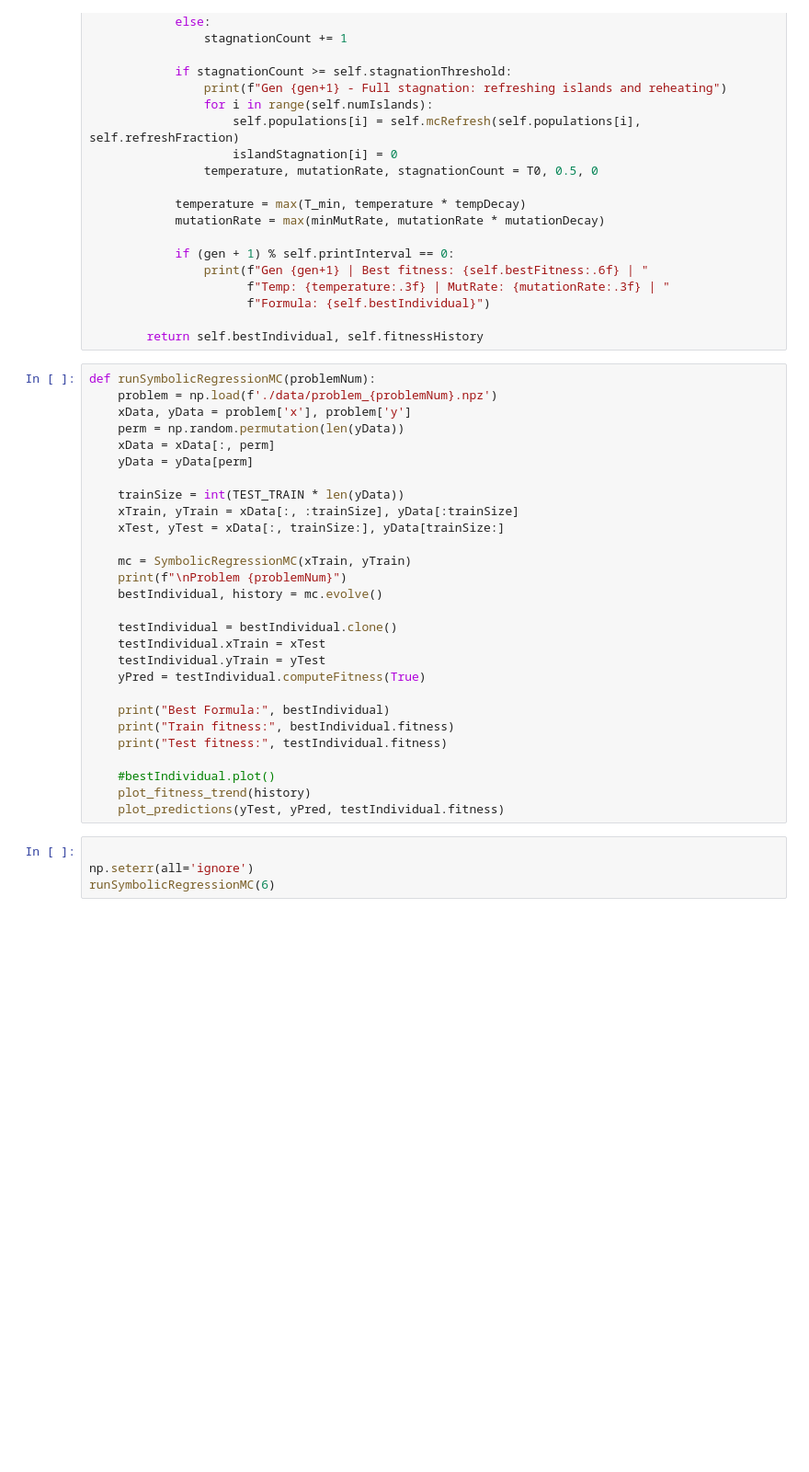
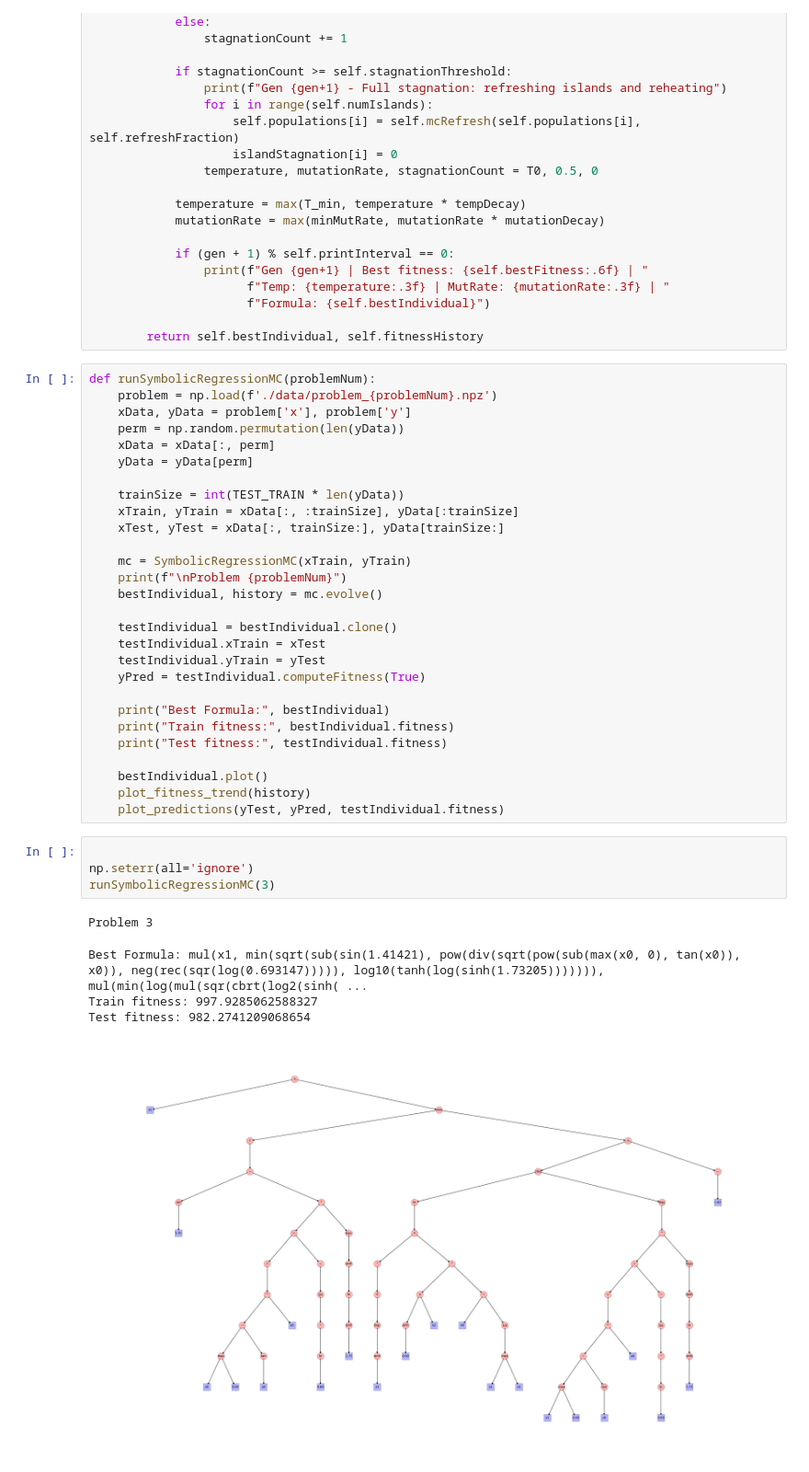
Before and after one commit to criicky/CI2024_project-work, a Jupyter notebook: symbolicRegression.ipynb, the cells around one changed output. Shown at 92% size. Cells and saved outputs as stored; diff of their text form; blank space fills up the shorter version.

```diff
--- a/symbolicRegression.ipynb
+++ b/symbolicRegression.ipynb
@@ -350,10 +349,16 @@ def runSymbolicRegressionMC(problemNum):
     print("Train fitness:", bestIndividual.fitness)
     print("Test fitness:", testIndividual.fitness)
 
-    #bestIndividual.plot()
+    bestIndividual.plot()
     plot_fitness_trend(history)
     plot_predictions(yTest, yPred, testIndividual.fitness)
 # %%
 
 np.seterr(all='ignore')
-runSymbolicRegressionMC(6)
+runSymbolicRegressionMC(3)
+# %% [output]
+Problem 3
+Best Formula: mul(x1, min(sqrt(sub(sin(1.41421), pow(div(sqrt(pow(sub(max(x0, 0), tan(x0)), x0)), neg(rec(sqr(log(0.693147))))), log10(tanh(log(sinh(1.73205))))))), mul(min(log(mul(sqr(cbrt(log2(sinh( ...
+Train fitness: 997.9285062588327
+Test fitness: 982.2741209068654
+[figure, added]
```
Also changed, not shown: parts of 2 cells of this notebook, 4 other files.
